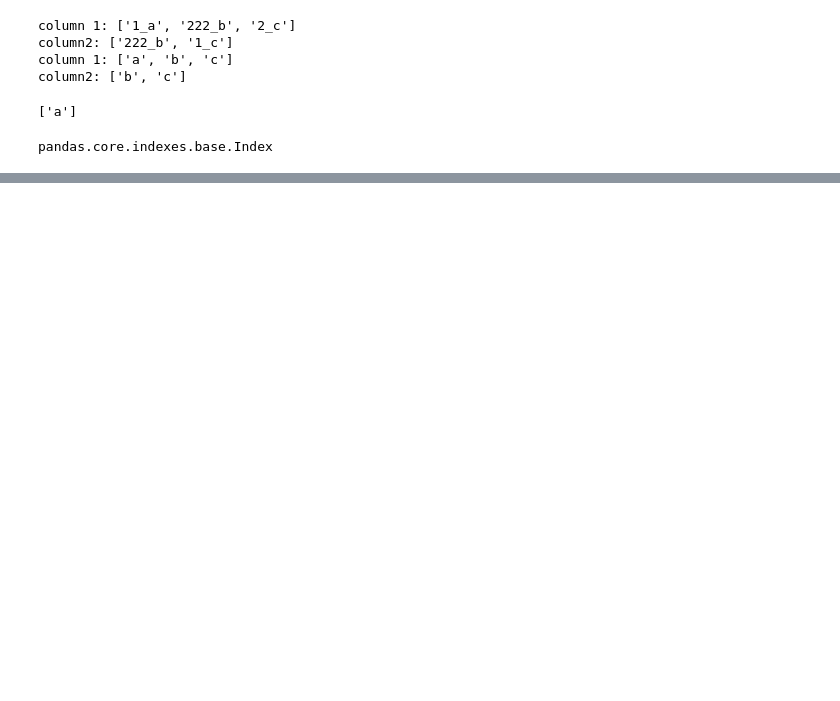
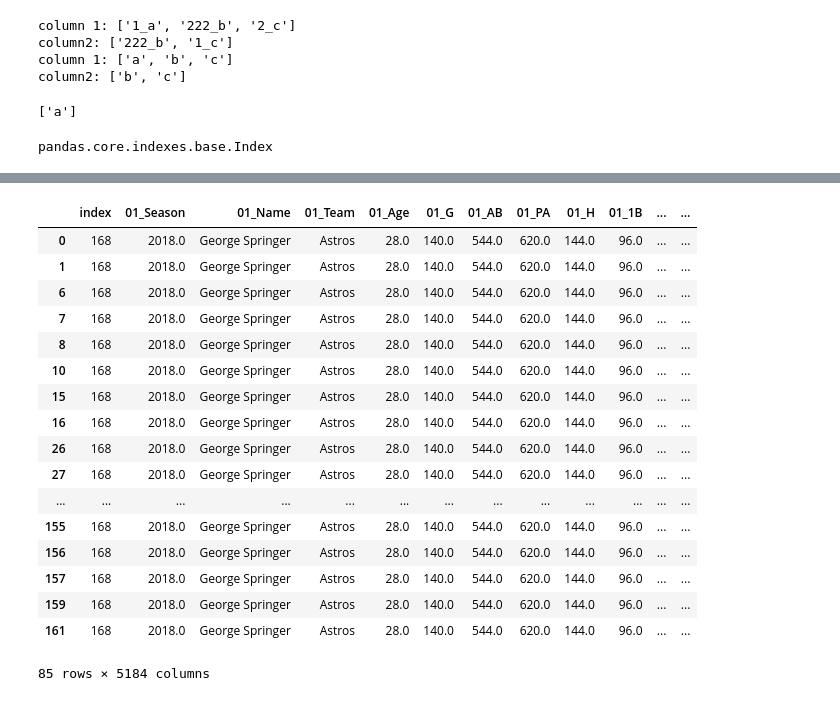
Before and after one commit to JTMachen/Baseball_Game_Predictor, a Jupyter notebook: API_analysis.ipynb, the cells around one changed output, grey strips where cells are left out. Cells and saved outputs as stored; diff of their text form; code cells hidden in the pictures; blank space fills up the shorter version.

```diff
--- a/API_analysis.ipynb
+++ b/API_analysis.ipynb
@@ -591,0 +640,23 @@ Nunez not in batting list
+# %%
+#test.columns[-1]
+col = "18_Name"
+test[test[col].isna()]
+# %% [output]
+|  | index | 01_Season | 01_Name | 01_Team | 01_Age | 01_G | 01_AB | 01_PA | 01_H | 01_1B | ... | ... |
+| 0 | 168 | 2018.0 | George Springer | Astros | 28.0 | 140.0 | 544.0 | 620.0 | 144.0 | 96.0 | ... | ... |
+| 1 | 168 | 2018.0 | George Springer | Astros | 28.0 | 140.0 | 544.0 | 620.0 | 144.0 | 96.0 | ... | ... |
+| 6 | 168 | 2018.0 | George Springer | Astros | 28.0 | 140.0 | 544.0 | 620.0 | 144.0 | 96.0 | ... | ... |
+| 7 | 168 | 2018.0 | George Springer | Astros | 28.0 | 140.0 | 544.0 | 620.0 | 144.0 | 96.0 | ... | ... |
+| 8 | 168 | 2018.0 | George Springer | Astros | 28.0 | 140.0 | 544.0 | 620.0 | 144.0 | 96.0 | ... | ... |
+| 10 | 168 | 2018.0 | George Springer | Astros | 28.0 | 140.0 | 544.0 | 620.0 | 144.0 | 96.0 | ... | ... |
+| 15 | 168 | 2018.0 | George Springer | Astros | 28.0 | 140.0 | 544.0 | 620.0 | 144.0 | 96.0 | ... | ... |
+| 16 | 168 | 2018.0 | George Springer | Astros | 28.0 | 140.0 | 544.0 | 620.0 | 144.0 | 96.0 | ... | ... |
+| 26 | 168 | 2018.0 | George Springer | Astros | 28.0 | 140.0 | 544.0 | 620.0 | 144.0 | 96.0 | ... | ... |
+| 27 | 168 | 2018.0 | George Springer | Astros | 28.0 | 140.0 | 544.0 | 620.0 | 144.0 | 96.0 | ... | ... |
+| ... | ... | ... | ... | ... | ... | ... | ... | ... | ... | ... | ... | ... |
+| 155 | 168 | 2018.0 | George Springer | Astros | 28.0 | 140.0 | 544.0 | 620.0 | 144.0 | 96.0 | ... | ... |
+| 156 | 168 | 2018.0 | George Springer | Astros | 28.0 | 140.0 | 544.0 | 620.0 | 144.0 | 96.0 | ... | ... |
+| 157 | 168 | 2018.0 | George Springer | Astros | 28.0 | 140.0 | 544.0 | 620.0 | 144.0 | 96.0 | ... | ... |
+| 159 | 168 | 2018.0 | George Springer | Astros | 28.0 | 140.0 | 544.0 | 620.0 | 144.0 | 96.0 | ... | ... |
+| 161 | 168 | 2018.0 | George Springer | Astros | 28.0 | 140.0 | 544.0 | 620.0 | 144.0 | 96.0 | ... | ... |
+85 rows × 5184 columns
```
Also changed, not shown: parts of 21 cells of this notebook.
